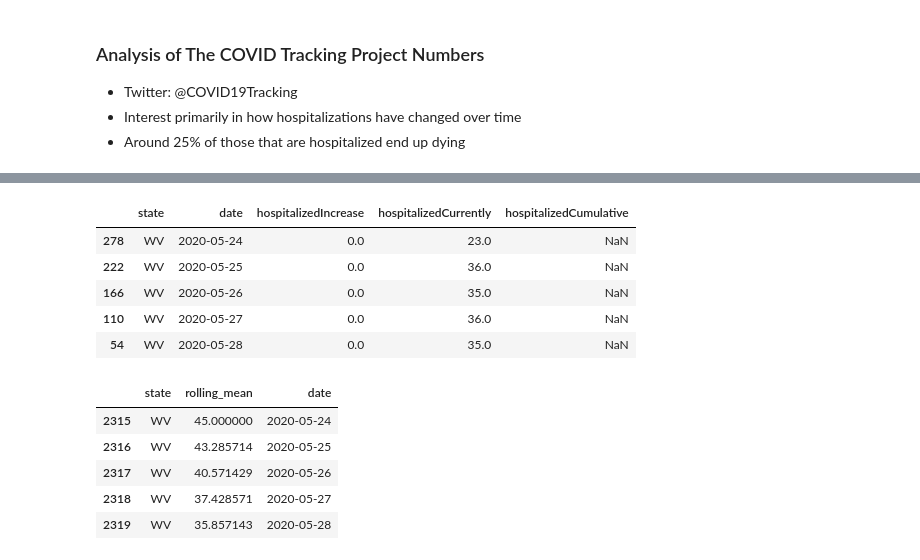
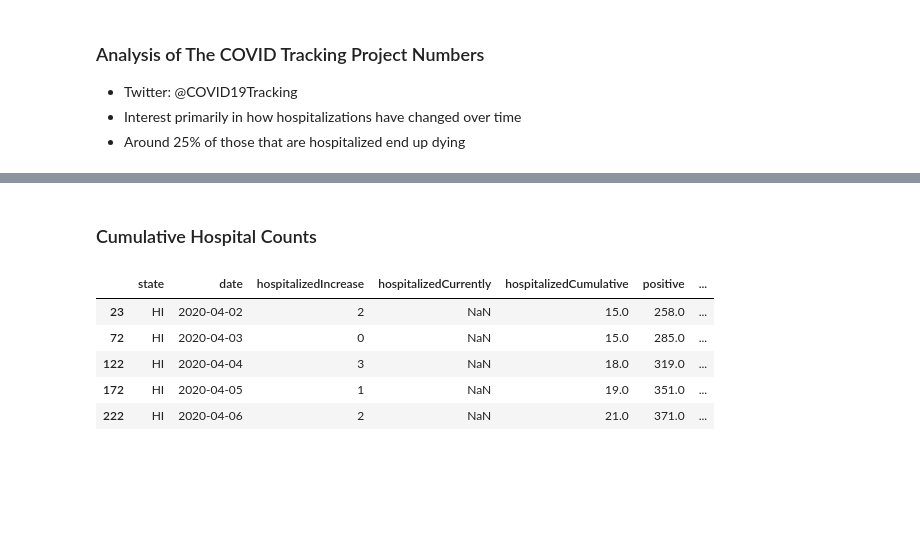
Before and after one commit to jdemeo/SARS-CoV-2, a Jupyter notebook: notebooks/hospitalization_numbers.ipynb, the cells around one changed output, grey strips where cells are left out. Saved outputs shown, nothing was run; the diff lists cells and outputs as text; code cells hidden in the pictures; blank space fills up the shorter version.

```diff
--- a/notebooks/hospitalization_numbers.ipynb
+++ b/notebooks/hospitalization_numbers.ipynb
@@ -14,6 +14,6 @@ from state_config import state_conversion
 
 sns.set()
 rcParams['font.family'] = 'DejaVu Sans'
-pd.options.display.max_columns = 500
-pd.options.display.max_rows = 1000
+pd.options.display.max_columns = 50
+pd.options.display.max_rows = 50
 # %%
@@ -62,11 +63,13 @@ Notes:
 # %%
+# States with hospitazliedCurrently data
 hosp_curr_states = [
-    'AK', 'AR', 'AZ', 'CA', 'CO', 'CT', 'DE',
-    'IA', 'IL', 'IN', 'KY', 'LA', 'MA', 'MD', 'ME',
-    'MI', 'MN', 'MO', 'MS', 'MT', 'NC', 'ND',
-    'NH', 'NJ', 'NM', 'NV', 'NY', 'OH', 'OK',
-    'OR', 'PA', 'RI', 'SD', 'TX', 'UT', 'VA',
-    'VT', 'WA', 'WI', 'WV',
-#     'WY'
+    'AK', 'AL', 'AR', 'AZ', 'CA', 'CO',
+    'CT', 'DE', 'FL', 'GA', 'IA', 'ID', 'IL', 'IN',
+    'KY', 'LA', 'MA', 'MD', 'ME',
+    'MI', 'MN', 'MO', 'MS', 'MT',
+    'NC', 'ND', 'NE', 'NH', 'NJ', 'NM',
+    'NV', 'NY', 'OH', 'OK', 'OR',
+    'PA', 'RI', 'SC', 'SD', 'TN', 'TX', 'UT',
+    'VA', 'VT', 'WA', 'WI', 'WV', 'WY'
 ]
-hosp_cum_states = ['AL', 'FL', 'GA', 'HI', 'ID', 'KS', 'NE', 'SC', 'TN']
+hosp_cum_states = ['HI', 'KS',]
@@ -73,35 +195,21 @@ hosp_cum_states = ['AL', 'FL', 'GA', 'HI', 'ID', 'KS', 'NE', 'SC', 'TN']
+# %% [markdown]
+### Cumulative Hospital Counts
 # %%
-# Get states with current hospital counts
+# Get states with cummulative hospital counts
 temp = (
-    data[data['state'].isin(hosp_curr_states)]
+    data[data['state'].isin(hosp_cum_states)]
     .sort_values(['state', 'date'], ascending=True)
     .fillna(method='bfill')
 )
-temp.tail()
+
+temp['hospitalizedIncrease_rolling_mean'] = temp.groupby('state')['hospitalizedIncrease'].transform(lambda x: x.rolling(7).mean())
+
+temp.head()
 # %% [output]
-|  | state | date | hospitalizedIncrease | hospitalizedCurrently | hospitalizedCumulative |
-| 278 | WV | 2020-05-24 | 0.0 | 23.0 | NaN |
-| 222 | WV | 2020-05-25 | 0.0 | 36.0 | NaN |
-| 166 | WV | 2020-05-26 | 0.0 | 35.0 | NaN |
-| 110 | WV | 2020-05-27 | 0.0 | 36.0 | NaN |
-| 54 | WV | 2020-05-28 | 0.0 | 35.0 | NaN |
+|  | state | date | hospitalizedIncrease | hospitalizedCurrently | hospitalizedCumulative | positive | ... |
+| 23 | HI | 2020-04-02 | 2 | NaN | 15.0 | 258.0 | ... |
+| 72 | HI | 2020-04-03 | 0 | NaN | 15.0 | 285.0 | ... |
+| 122 | HI | 2020-04-04 | 3 | NaN | 18.0 | 319.0 | ... |
+| 172 | HI | 2020-04-05 | 1 | NaN | 19.0 | 351.0 | ... |
+| 222 | HI | 2020-04-06 | 2 | NaN | 21.0 | 371.0 | ... |
-# %%
-# Calculate rolling average
-temp_dates = temp['date'].values
-grouped_rolling = (
-    temp.groupby('state')['hospitalizedCurrently']
-    .rolling(7, axis=0).mean()
-    .reset_index()
-    .rename(columns={'hospitalizedCurrently': 'rolling_mean'})
-    .drop(columns=['level_1'])
-)
-grouped_rolling['date'] = temp_dates
-grouped_rolling.tail()
-# %% [output]
-|  | state | rolling_mean | date |
-| 2315 | WV | 45.000000 | 2020-05-24 |
-| 2316 | WV | 43.285714 | 2020-05-25 |
-| 2317 | WV | 40.571429 | 2020-05-26 |
-| 2318 | WV | 37.428571 | 2020-05-27 |
-| 2319 | WV | 35.857143 | 2020-05-28 |
 # %%
```
Also changed, not shown: parts of 16 cells of this notebook.
